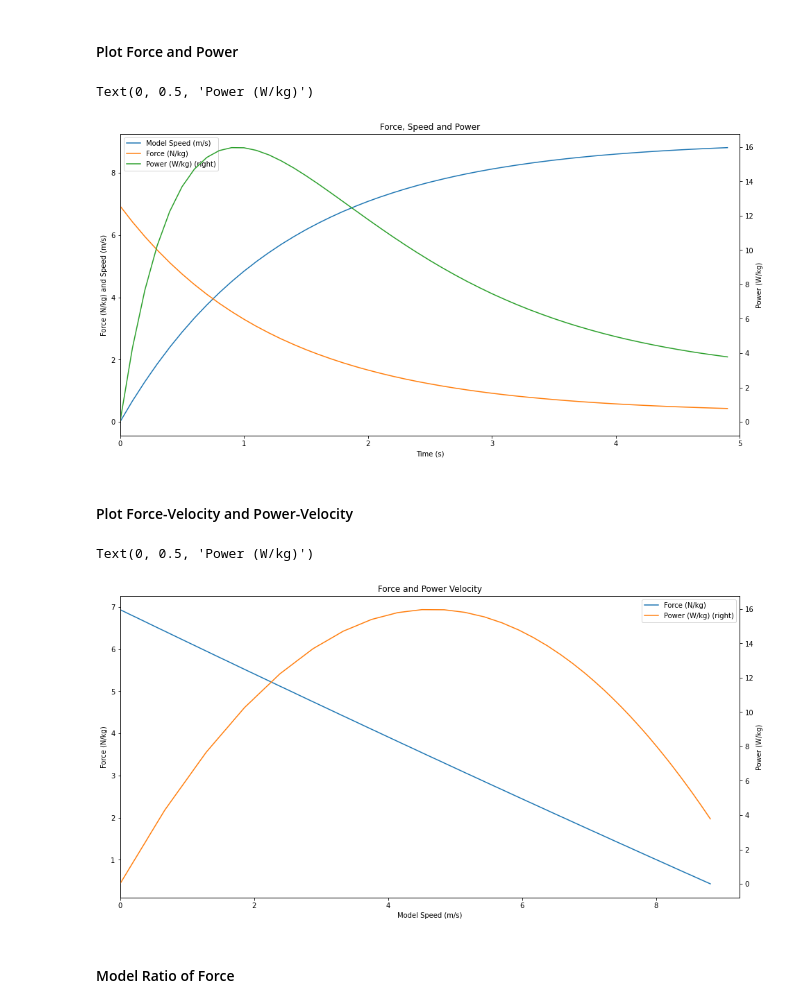
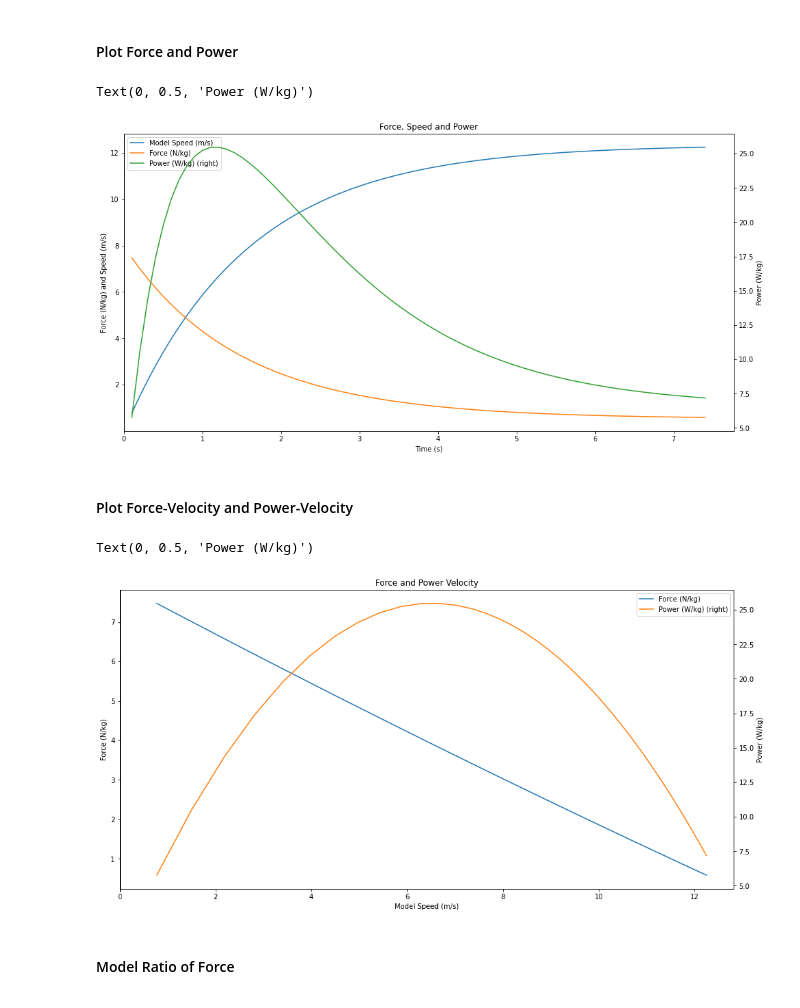
Before and after one commit to sportsdatasolutions/force_velocity_profile, a Jupyter notebook: fvp.ipynb, the cells around one changed output. Drawn from its saved outputs; the diff is of its cells as text; code cells hidden in the pictures.

Commit message:
Bolt FVP MVP

```diff
--- a/fvp.ipynb
+++ b/fvp.ipynb
@@ -17,0 +11,15 @@ df
+# %%
+# If Deepnote Amazon S3 Connection (e.g. SDS Academy S3)
+# !ls /datasets/sdsacademys3/data
+# df = pd.read_csv('/datasets/sdsacademys3/data/Speed Export for Usain Bolt 120801.csv')
+
+# Otherwise, Import Data (e.g. File Path)
+df = pd.read_csv('./data/Speed Export for Usain Bolt 120805.csv') # comment out identify_fvp_scope step as scope already defined for Bolt Data
+
+# Clean Data
+df = helpers.clean_gps_data(df)
+
+# Identify Peak
+# df = helpers.indentify_fvp_scope(df)
+
+df
@@ -24,7 +46,7 @@ bodyweight = 94
 
 max_velocity = df["Velocity (m/s)"].max()
 
-tau = 1.3
+tau = 1.55
 # %% [markdown]
 #### Model Speed and Acceleration
 # %%
@@ -69,12 +91,12 @@ df["Power (W/kg)"] = df["Force (N/kg)"] * df["Model Speed (m/s)"]
 # %%
 force_power_df = df[["Time (s)", "Model Speed (m/s)", "Force (N/kg)", "Power (W/kg)"]]
 plot = force_power_df.plot.line(x="Time (s)", secondary_y="Power (W/kg)", figsize=(16,8), title="Force, Speed and Power")
 plot.set_ylabel("Force (N/kg) and Speed (m/s)")
-plot.set_xlim(0,5)
+plot.set_xlim(0)
 plot.right_ax.set_ylabel("Power (W/kg)")
 # %% [output]
 Text(0, 0.5, 'Power (W/kg)')
-[figure, old version]
+[figure, new version]
 # %% [markdown]
 #### Plot Force-Velocity and Power-Velocity
 # %%
@@ -85,7 +107,7 @@ plot.set_xlim(0)
 plot.right_ax.set_ylabel("Power (W/kg)")
 # %% [output]
 Text(0, 0.5, 'Power (W/kg)')
-[figure, old version]
+[figure, new version]
 # %% [markdown]
 #### Model Ratio of Force
 # %%
```
Also changed, not shown: parts of 11 cells of this notebook, 11 other files.
